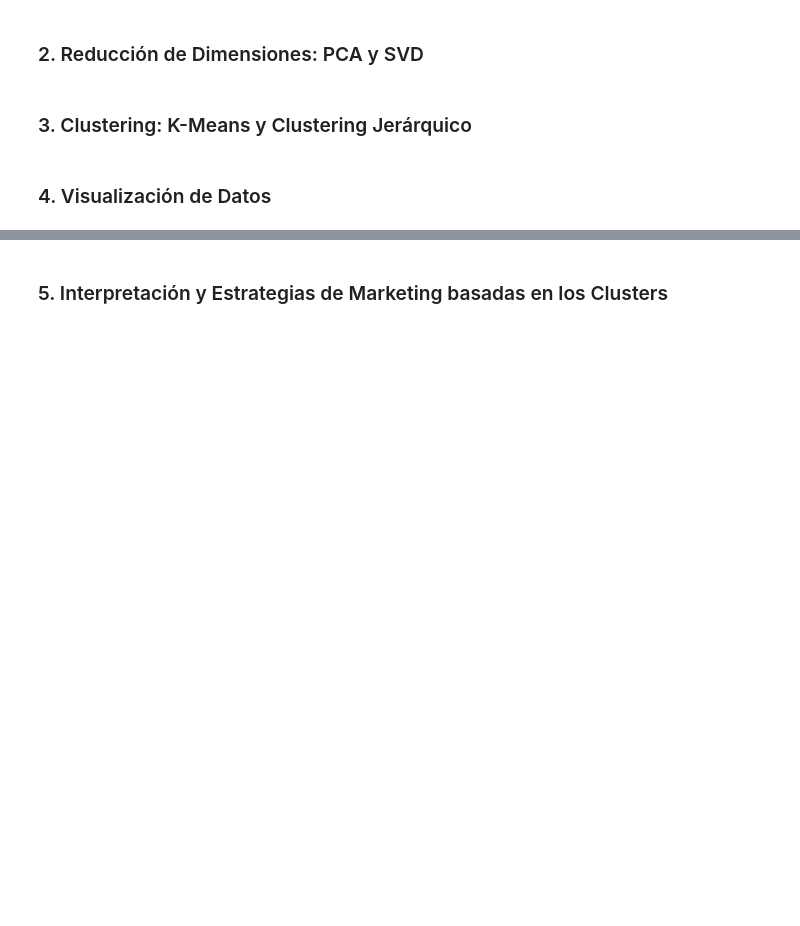
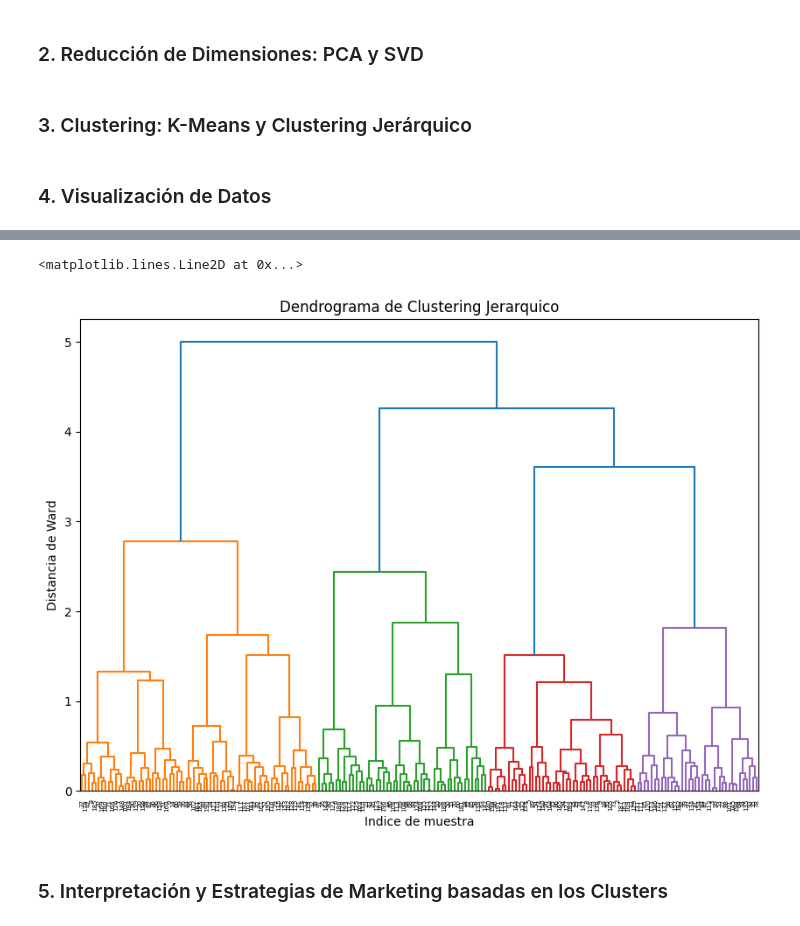
Before and after one commit to sorubadguy/Curso_data_y_machine, a Jupyter notebook: Día_12/Cuadernos para Prácticas/Proyecto del Día 12 - Análisis y Clasificación de Clientes.ipynb, the cells around one changed output, grey strips where cells are left out. Cells and saved outputs as stored; diff of their text form; code cells hidden in the pictures; blank space fills up the shorter version.

```diff
--- a/Día_12/Cuadernos para Prácticas/Proyecto del Día 12 - Análisis y Clasificación de Clientes.ipynb
+++ b/Día_12/Cuadernos para Prácticas/Proyecto del Día 12 - Análisis y Clasificación de Clientes.ipynb
@@ -141,5 +147,6 @@ dtype: object
 # %%
 # Aplicar Clustering Jerárquico
+linked = linkage(clientes_escalados, 'ward')
 # %% [markdown]
 ### 4. Visualización de Datos
 # %%
@@ -147,5 +163,14 @@ dtype: object
 # %%
 # Crear un dendrograma del clústering jerárquico
+plt.figure(figsize=(10, 7))
+dendrogram(linked)
+plt.title('Dendrograma de Clustering Jerarquico')
+plt.xlabel('Indice de muestra')
+plt.ylabel('Distancia de Ward')
+plt.axhline(y=10, color='r', linestyle='--')
+# %% [output]
+<matplotlib.lines.Line2D at 0x...>
+[figure, added]
 # %% [markdown]
 ### 5. Interpretación y Estrategias de Marketing basadas en los Clusters
 # %%
```
Also changed, not shown: parts of 10 cells of this notebook, 1 other file.
